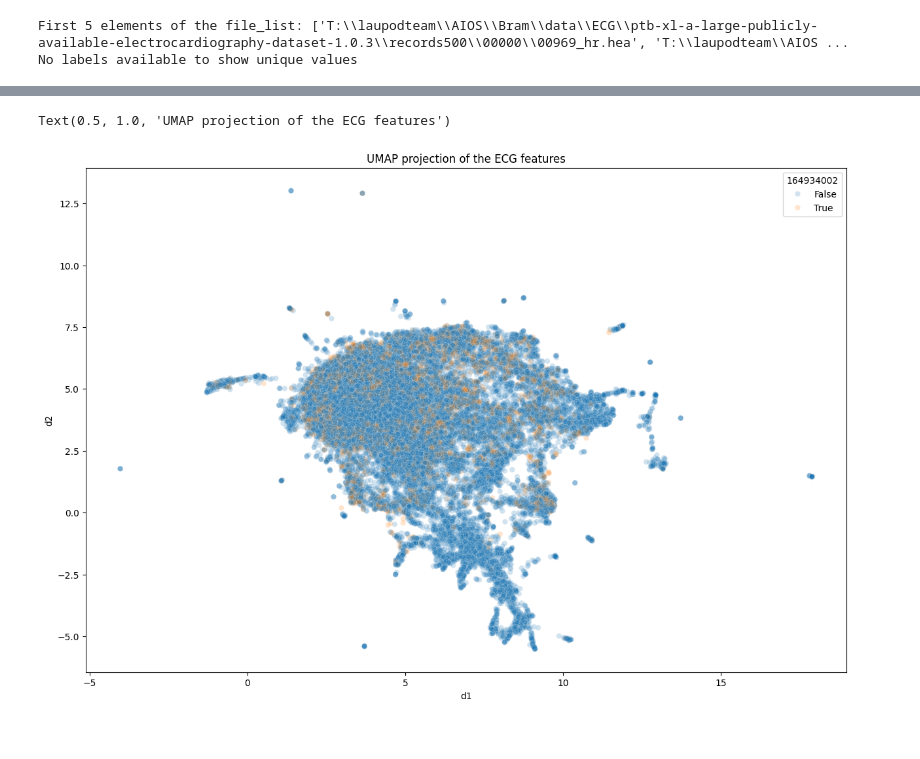
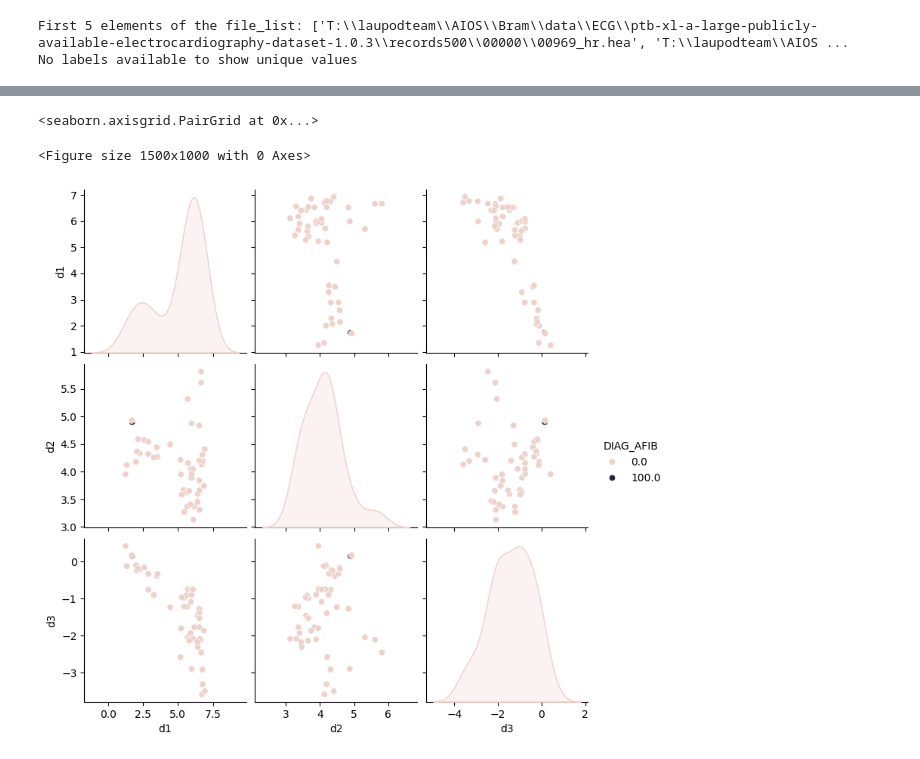
Before and after one commit to bramiozo/TimEx, a Jupyter notebook: sandbox/ECG_medxai.ipynb, the cells around one changed output, grey strips where cells are left out. Saved outputs shown, nothing was run; the diff lists cells and outputs as text; code cells hidden in the pictures.

```diff
--- a/sandbox/ECG_medxai.ipynb
+++ b/sandbox/ECG_medxai.ipynb
@@ -340 +400,3 @@ extractions_2d_df['label'] = extractions_df['label'].values
+# %%
+extractions_2d_df.loc[extractions_2d_df.age>100, 'age'] = extractions_2d_df.loc[extractions_2d_df.age>100, 'age']/10
 # %%
@@ -346,5 +417,3 @@ for ls in collected_labels:
-# %%
-extractions_2d_df[list(label_set)] = False
 # %%
 def get_label_bool(x):
     bool_list = []
@@ -377,3 +425,0 @@ dtype: int64
-# %%
-extractions_2d_df.loc[:, list(label_set)] = \
-    np.vstack(extractions_2d_df['label'].apply(lambda x: get_label_bool(x)).tolist())
@@ -407,0 +426,17 @@ Name: count, dtype: int64
+# %%
+dkeys = set()
+code_list = []
+for ind, str_d in zip(extractions_2d_df.index, extractions_2d_df['scp_codes'].values):
+    d = eval(str_d)
+    code_list.append({'index': ind, 'CodeDict': d})
+    for k in d.keys():
+        dkeys.add(k)
+
+new_list = []
+for r in code_list:
+    r_l = []
+    for k in list(dkeys):
+        r_l.append(r['CodeDict'].get(k, np.nan))
+    new_list.append(r_l)
+
+extractions_2d_df[[f'DIAG_{k}' for k in list(dkeys)]] = new_list
@@ -408,8 +458,9 @@ Name: count, dtype: int64
 # %%
 import seaborn as sns
 plt.figure(figsize=(15, 10))
-sns.scatterplot(data=extractions_2d_df, x='d1', y='d2', hue='164934002', alpha=0.2, hue_order=[False, True])
-plt.title('UMAP projection of the ECG features')
+sns.pairplot(data=extractions_2d_df, x_vars=['d1', 'd2', 'd3'], y_vars=['d1', 'd2', 'd3'],
+              hue='DIAG_AFIB')
 # %% [output]
-Text(0.5, 1.0, 'UMAP projection of the ECG features')
+<seaborn.axisgrid.PairGrid at 0x...>
+<Figure size 1500x1000 with 0 Axes>
-[figure, old version]
+[figure, new version]
```
Also changed, not shown: parts of 56 cells of this notebook, 7 other files.
